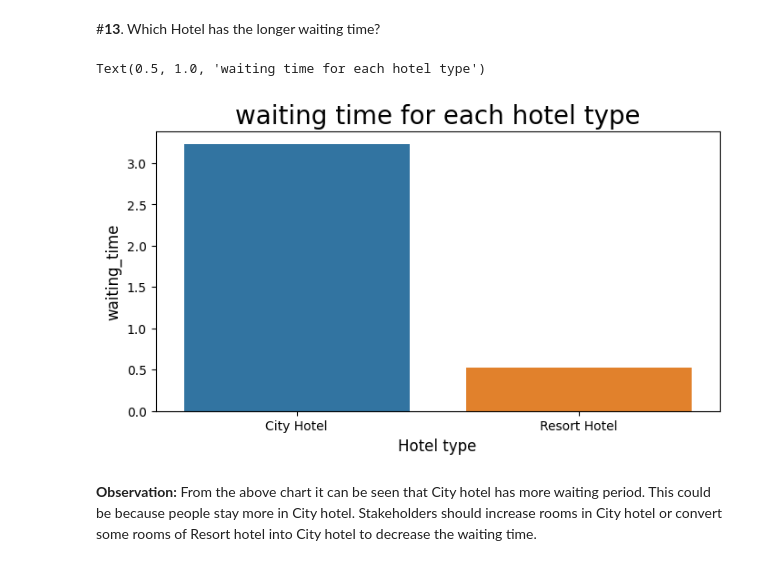
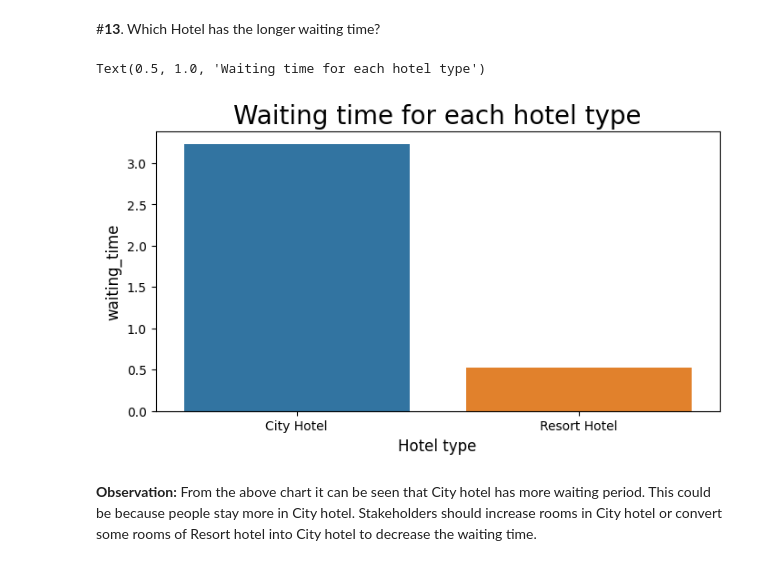
Before and after one commit to Kapilraj0709/codedemo, a Jupyter notebook: Hotel_Booking_Analysis_EDA.ipynb, the cells around one changed output. Cells and saved outputs as stored; diff of their text form; code cells hidden in the pictures.

```diff
--- a/Hotel_Booking_Analysis_EDA.ipynb
+++ b/Hotel_Booking_Analysis_EDA.ipynb
@@ -473,19 +472,21 @@ From the above visualization we found that August and July were two most busy mo
 # %% [markdown]
 #**13**. Which Hotel has the longer waiting time?
 # %%
+import seaborn as sns
+import matplotlib.pyplot as plt
 #Grouping by hotel and taking the mean of days in waiting list
 waiting_time_df=hotel_df.groupby('hotel')['days_in_waiting_list'].mean().reset_index()
 #Setting the plot size
 plt.figure(figsize=(8,4))
 #Plotting the barchart
 sns.barplot(x=waiting_time_df['hotel'],y=waiting_time_df['days_in_waiting_list'])
 #Setting the labels
 plt.xlabel('Hotel type',fontsize=12)
 plt.ylabel('waiting_time',fontsize=12)
-plt.title('waiting time for each hotel type',fontsize=20)
+plt.title('Waiting time for each hotel type',fontsize=20)
 # %% [output]
-Text(0.5, 1.0, 'waiting time for each hotel type')
+Text(0.5, 1.0, 'Waiting time for each hotel type')
-[figure, old version]
+[figure, new version]
 # %% [markdown]
 **Observation:**
 From the above chart it can be seen that City hotel has more waiting period. This could be because people stay more in City hotel.
```
Also changed, not shown: parts of 22 cells of this notebook.
